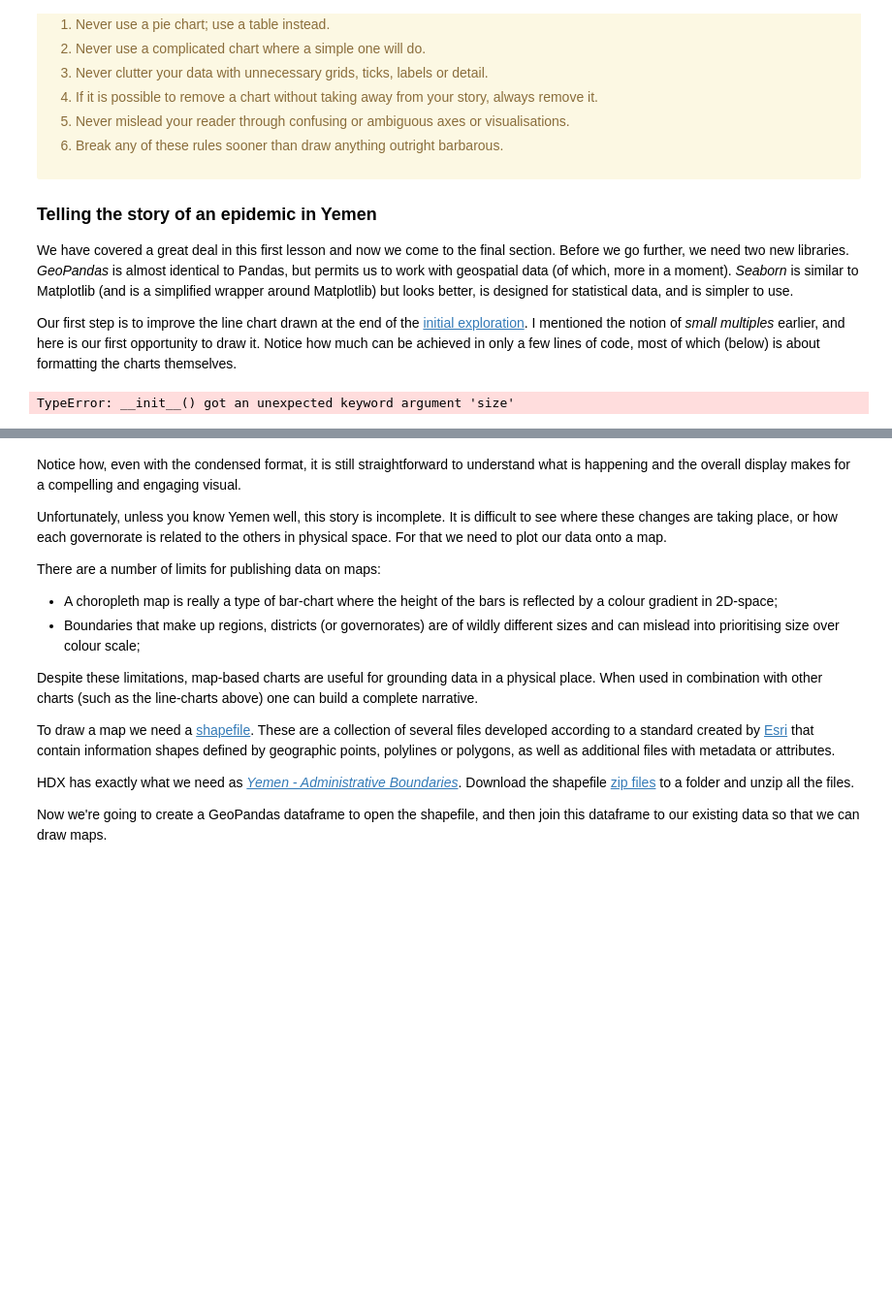
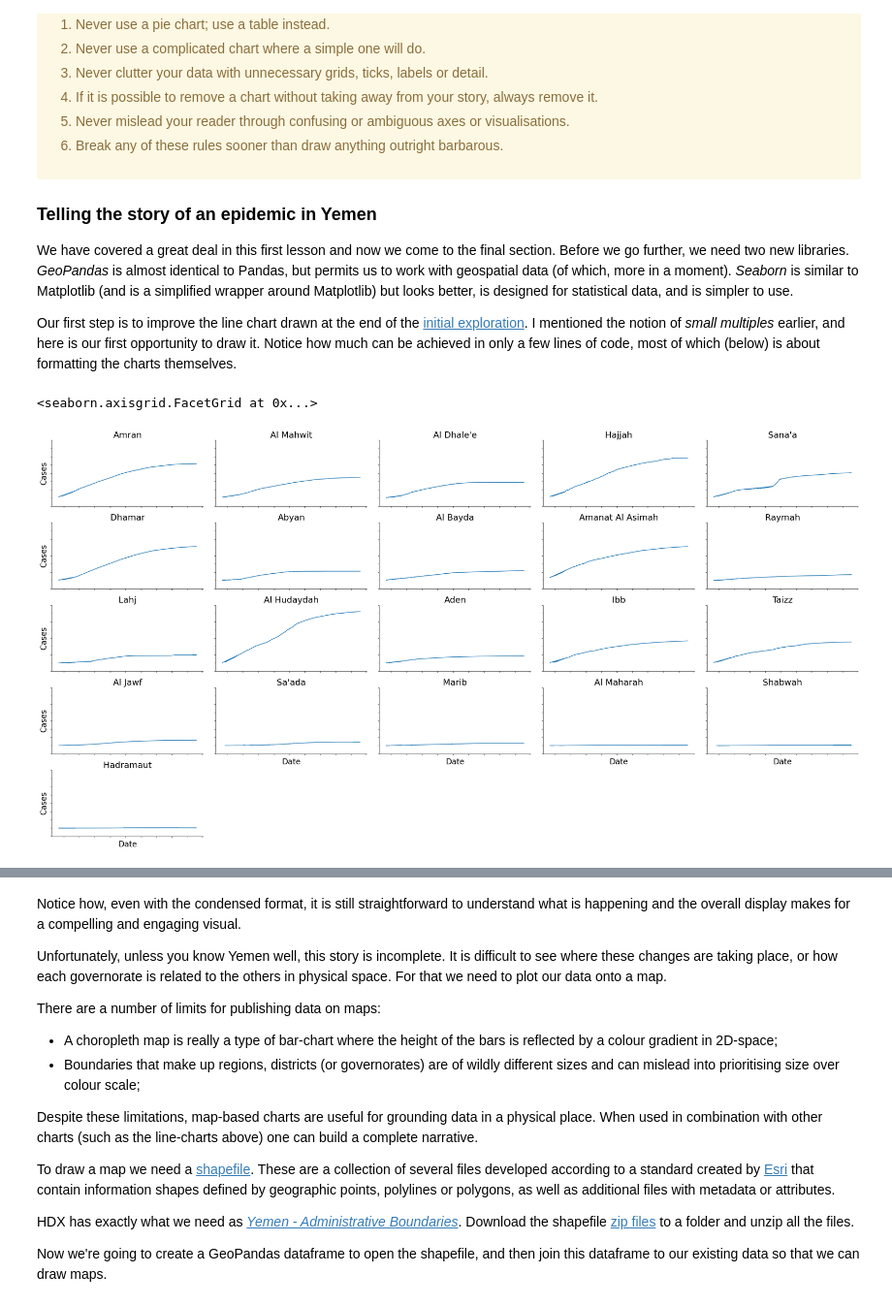
Before and after one commit to vKenjo/3.3-data-vis, a Jupyter notebook: Revised_Case-Data Storytelling.ipynb, the cells around one changed output, grey strips where cells are left out. Shown at 97% size. Saved outputs shown, nothing was run; the diff lists cells and outputs as text; code cells hidden in the pictures; blank space fills up the shorter version.

```diff
--- a/Revised_Case-Data Storytelling.ipynb
+++ b/Revised_Case-Data Storytelling.ipynb
@@ -556,12 +556,13 @@ Our first step is to improve the line chart drawn at the end of the [initial exp
 # %%
 # Seaborn for plotting and styling
 import seaborn as sns
 
 # Everything you need to know about Seaborn FacetGrid
 # https://seaborn.pydata.org/generated/seaborn.FacetGrid.html#seaborn.FacetGrid
-sm = sns.FacetGrid(data_slice, col="Governorate", col_wrap=5, size=3, aspect=2, margin_titles=True)
+sm = sns.FacetGrid(data_slice, col="Governorate", col_wrap=5, aspect=2, margin_titles=True)
 sm = sm.map(plt.plot, "Date", "Cases")
 # And now format the plots with appropriate titles and font sizes
 sm.set_titles("{col_name}", size=22).set_ylabels(size=20).set_yticklabels(size=15).set_xlabels(size=20).set_xticklabels(size=12)
 # %% [output]
-TypeError: __init__() got an unexpected keyword argument 'size'
+<seaborn.axisgrid.FacetGrid at 0x...>
+[figure, added]
```
Also changed, not shown: parts of 8 cells of this notebook, 3 other files.
